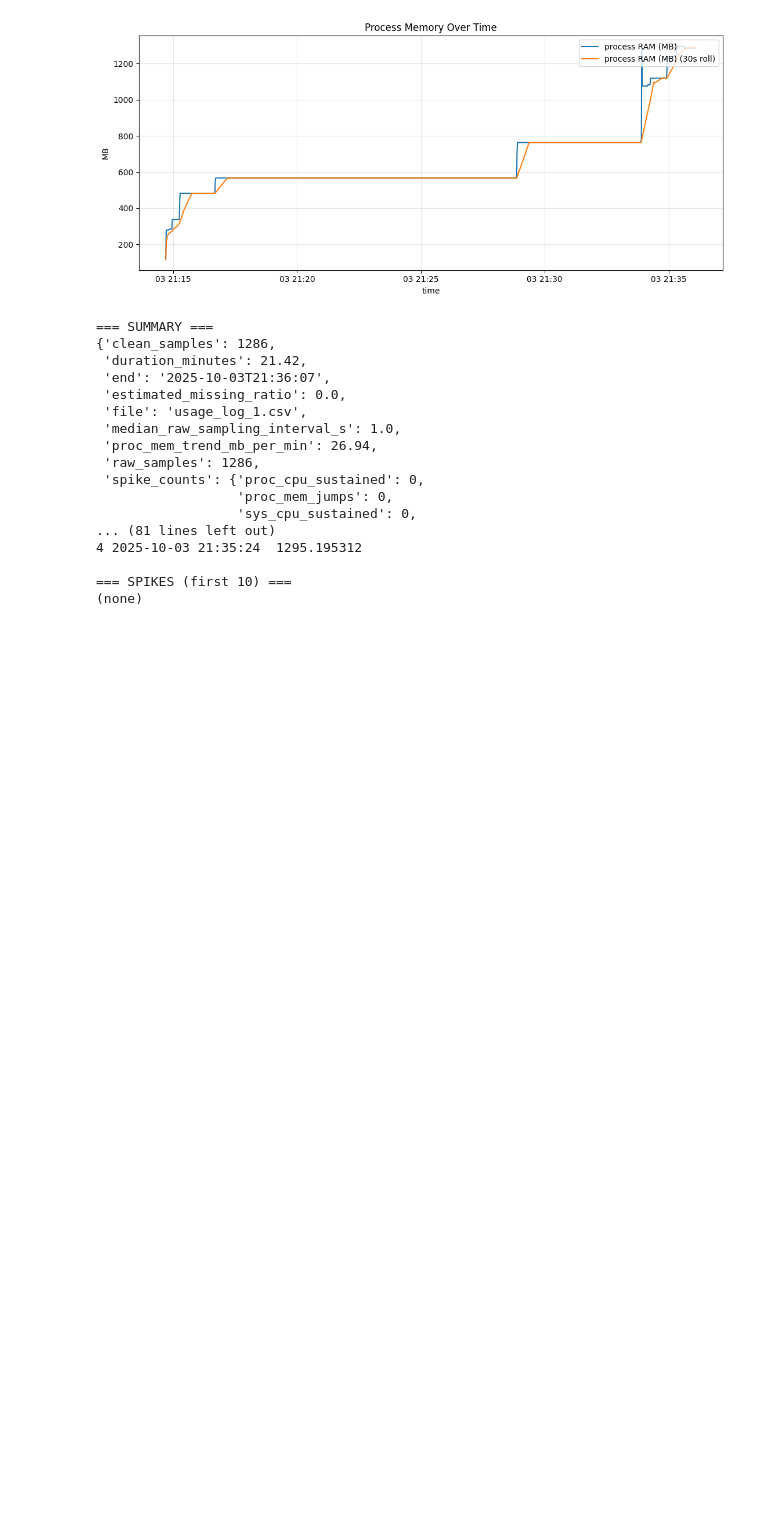
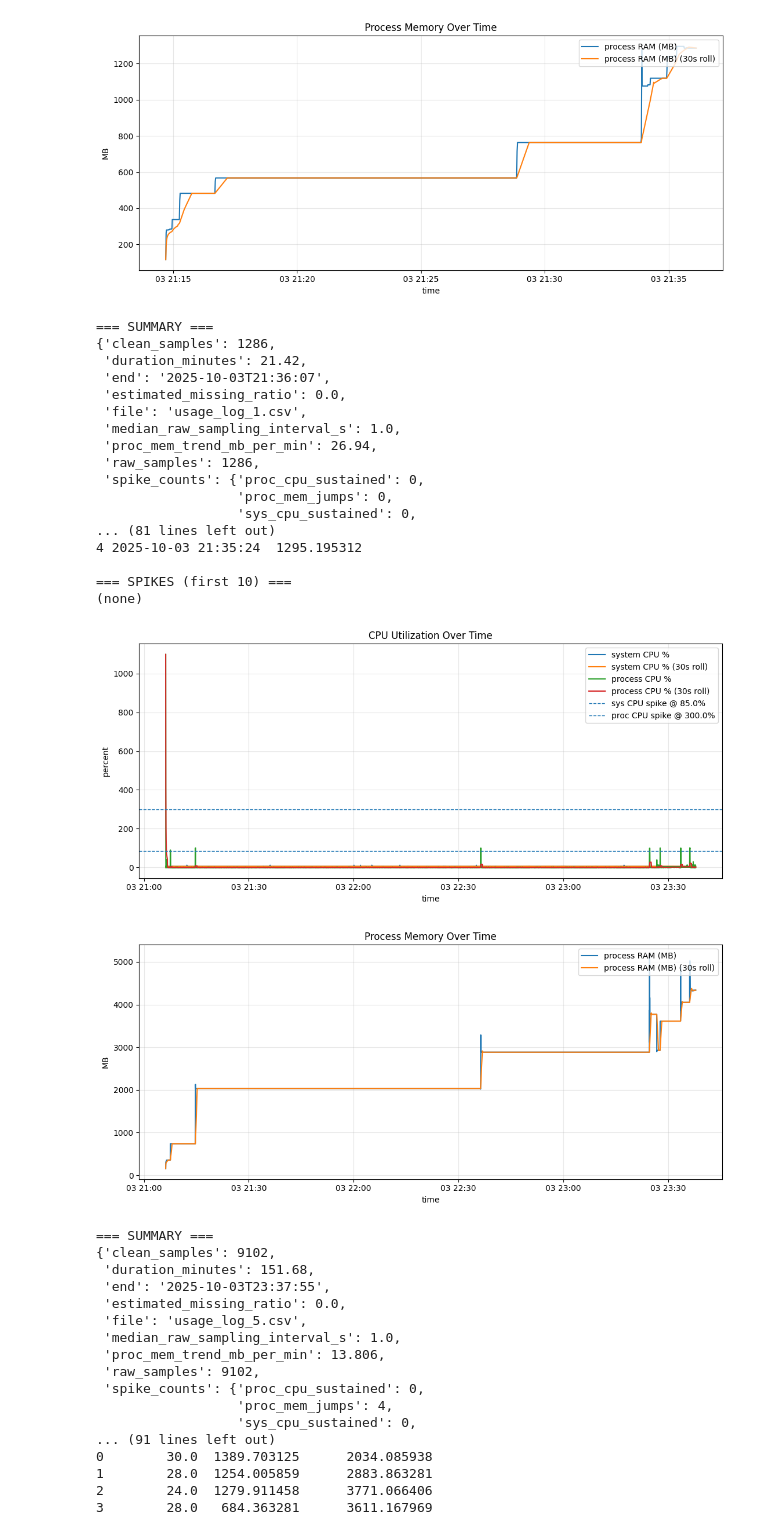
Before and after one commit to Red-Hat-AI-Innovation-Team/sdg_hub, a Jupyter notebook: examples/knowledge_tuning/enhanced_summary_knowledge_tuning/usage_analysis.ipynb, the cells around one changed output. Cells and saved outputs as stored; diff of their text form; code cells hidden in the pictures; blank space fills up the shorter version.

Commit message:
Added usage logs for seed data size: 5, 10, 20, 50 &100

```diff
--- a/examples/knowledge_tuning/enhanced_summary_knowledge_tuning/usage_analysis.ipynb
+++ b/examples/knowledge_tuning/enhanced_summary_knowledge_tuning/usage_analysis.ipynb
@@ -292,3 +292,25 @@ main("usage_log_1.csv")
 
 === SPIKES (first 10) ===
 (none)
+# %%
+main("usage_log_5.csv")
+# %% [output]
+[figure, added]
+[figure, added]
+=== SUMMARY ===
+{'clean_samples': 9102,
+ 'duration_minutes': 151.68,
+ 'end': '2025-10-03T23:37:55',
+ 'estimated_missing_ratio': 0.0,
+ 'file': 'usage_log_5.csv',
+ 'median_raw_sampling_interval_s': 1.0,
+ 'proc_mem_trend_mb_per_min': 13.806,
+ 'raw_samples': 9102,
+ 'spike_counts': {'proc_cpu_sustained': 0,
+                  'proc_mem_jumps': 4,
+                  'sys_cpu_sustained': 0,
+... (91 lines left out)
+0        30.0  1389.703125      2034.085938
+1        28.0  1254.005859      2883.863281
+2        24.0  1279.911458      3771.066406
+3        28.0   684.363281      3611.167969
```
Also changed, not shown: parts of 3 cells of this notebook, 5 other files.
